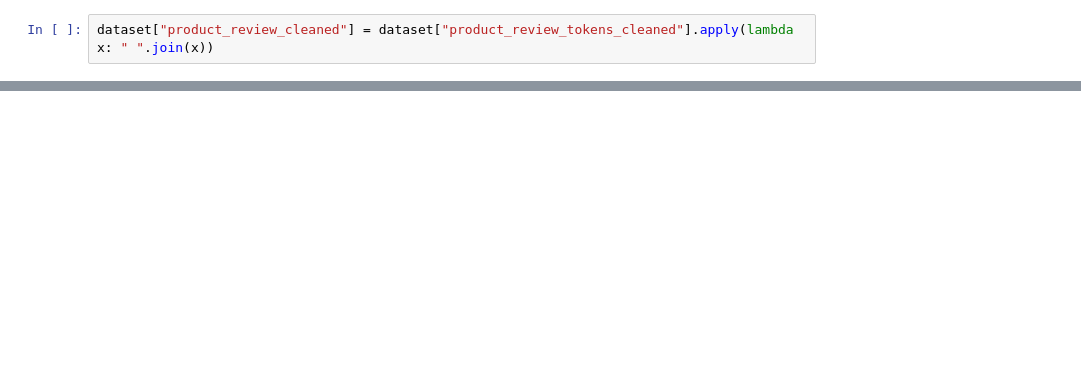
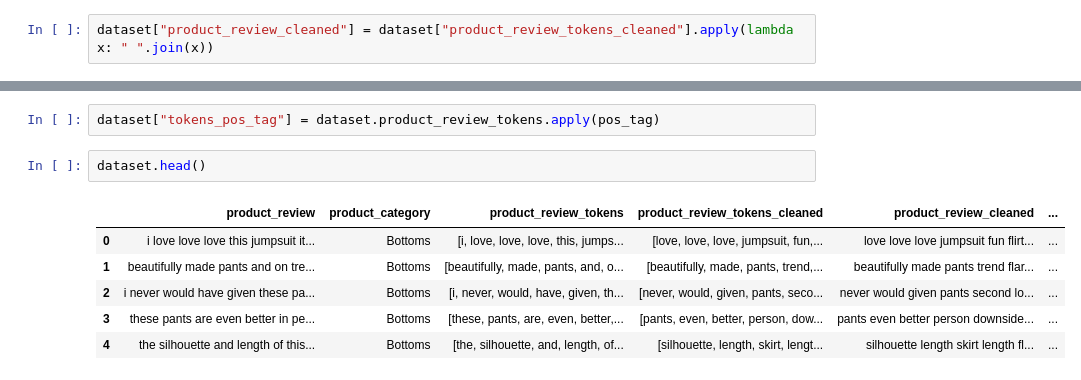
Before and after one commit to mikecr96/NLP-Ago-dic24, a Jupyter notebook: Semana IX/sent-analisis2.ipynb, the cells around one changed output, grey strips where cells are left out. Cells and saved outputs as stored; diff of their text form; blank space fills up the shorter version.

```diff
--- a/Semana IX/sent-analisis2.ipynb
+++ b/Semana IX/sent-analisis2.ipynb
@@ -99,0 +262,11 @@ dataset.head()
+# %%
+dataset["tokens_pos_tag"] = dataset.product_review_tokens.apply(pos_tag)
+# %%
+dataset.head()
+# %% [output]
+|  | product_review | product_category | product_review_tokens | product_review_tokens_cleaned | product_review_cleaned | ... |
+| 0 | i love love love this jumpsuit it... | Bottoms | [i, love, love, love, this, jumps... | [love, love, love, jumpsuit, fun,... | love love love jumpsuit fun flirt... | ... |
+| 1 | beautifully made pants and on tre... | Bottoms | [beautifully, made, pants, and, o... | [beautifully, made, pants, trend,... | beautifully made pants trend flar... | ... |
+| 2 | i never would have given these pa... | Bottoms | [i, never, would, have, given, th... | [never, would, given, pants, seco... | never would given pants second lo... | ... |
+| 3 | these pants are even better in pe... | Bottoms | [these, pants, are, even, better,... | [pants, even, better, person, dow... | pants even better person downside... | ... |
+| 4 | the silhouette and length of this... | Bottoms | [the, silhouette, and, length, of... | [silhouette, length, skirt, lengt... | silhouette length skirt length fl... | ... |
```
Also changed, not shown: parts of 32 cells of this notebook.
